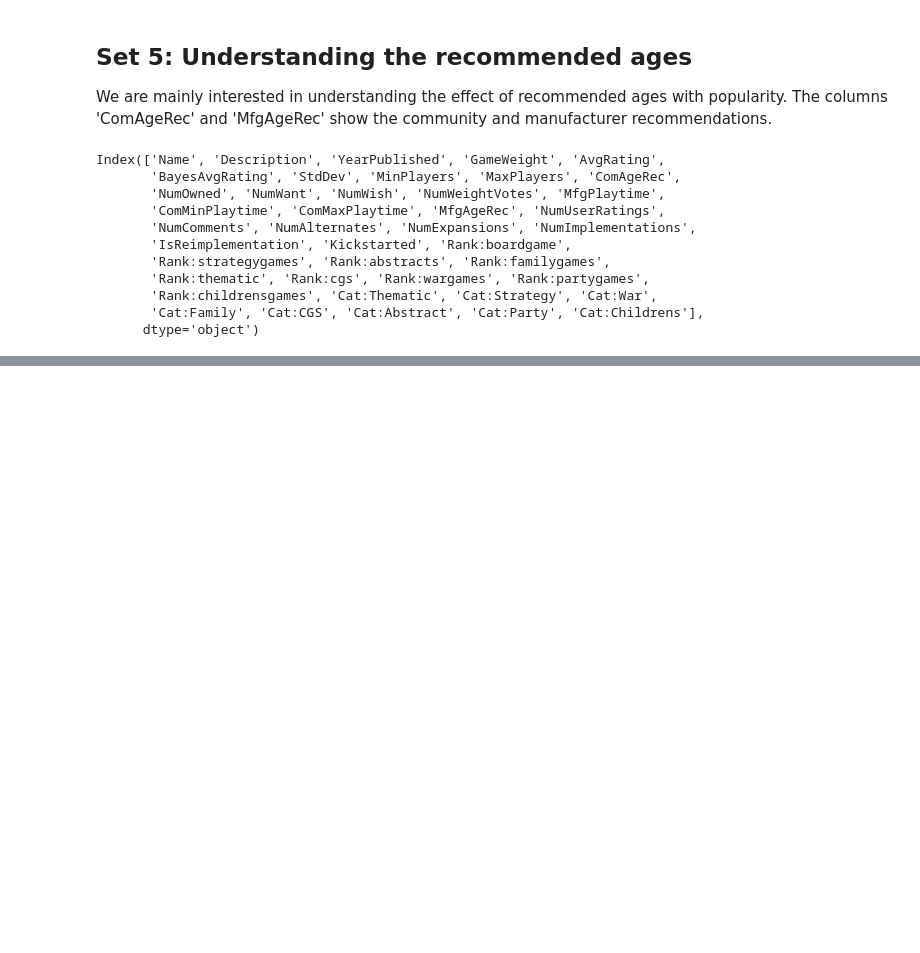
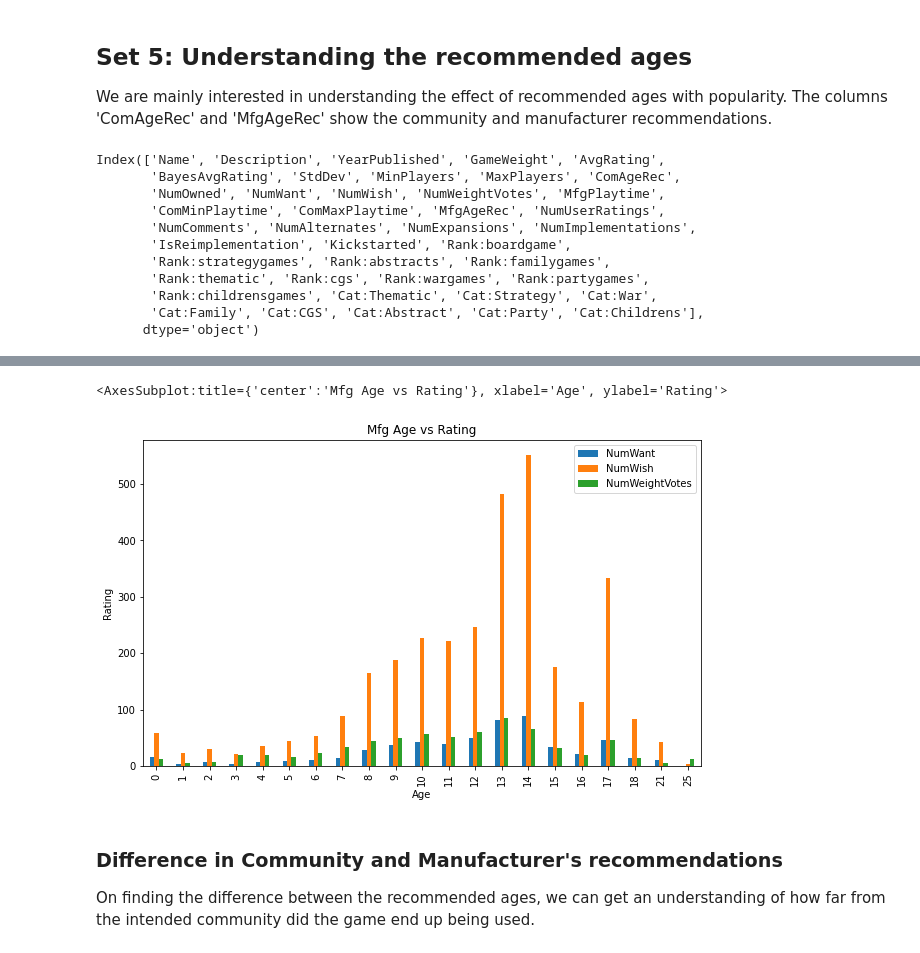
Before and after one commit to XiaoleiDu/ECE143-Group1-WI22, a Jupyter notebook: notebooks/visualization.ipynb, the cells around one changed output, grey strips where cells are left out. Cells and saved outputs as stored; diff of their text form; code cells hidden in the pictures; blank space fills up the shorter version.

```diff
--- a/notebooks/visualization.ipynb
+++ b/notebooks/visualization.ipynb
@@ -64,0 +81,11 @@ games_df.hist(column=popularity_metrics, by='ComMfgChange', bins=100)
+# %%
+df = games_df.groupby('MfgAgeRec').mean()
+df[popularity_metrics].plot.bar(xlabel='Age',
+    ylabel='Rating',title='Mfg Age vs Rating')
+# %% [output]
+<AxesSubplot:title={'center':'Mfg Age vs Rating'}, xlabel='Age', ylabel='Rating'>
+[figure, added]
+# %% [markdown]
+### Difference in Community and Manufacturer's recommendations
+
+On finding the difference between the recommended ages, we can get an understanding of how far from the intended community did the game end up being used.
```
Also changed, not shown: parts of 18 cells of this notebook.
